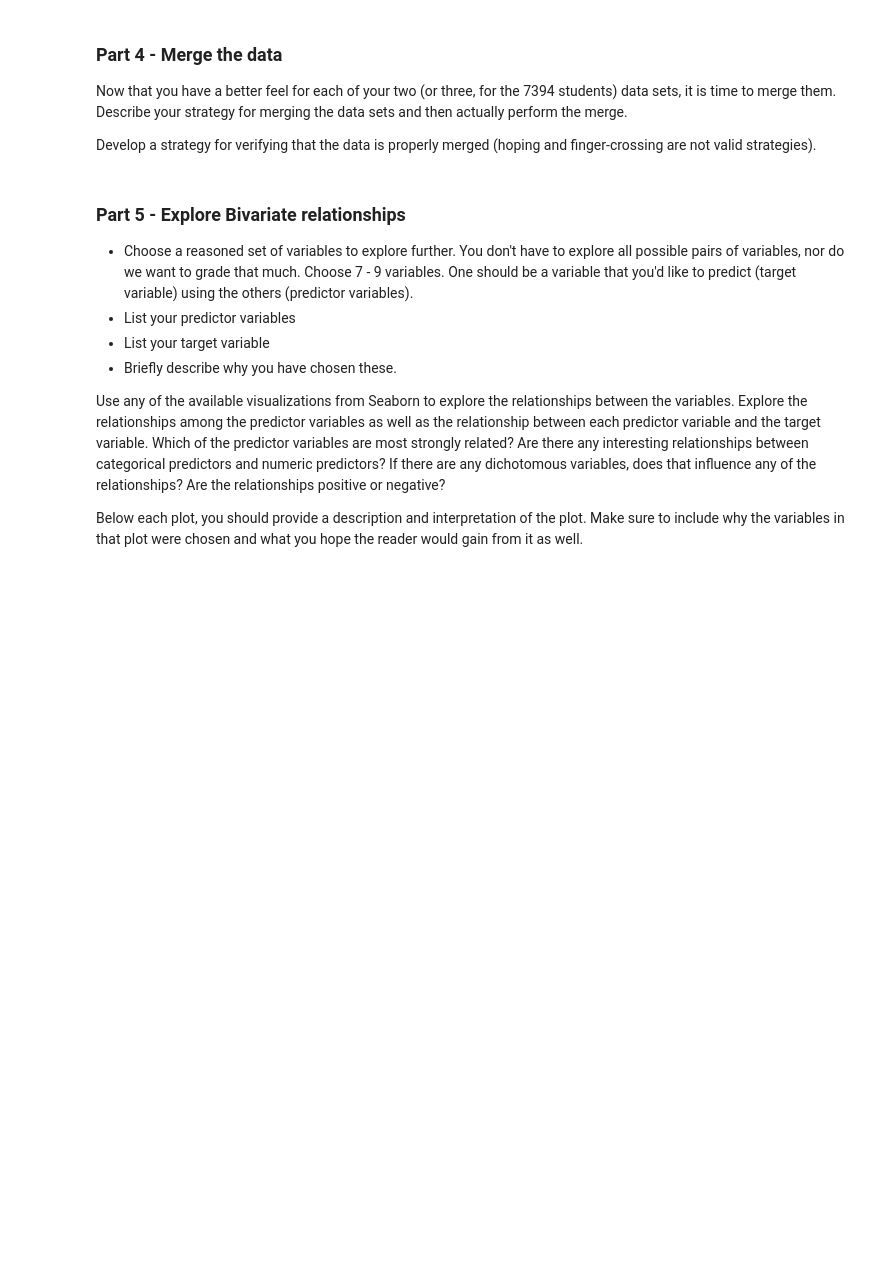
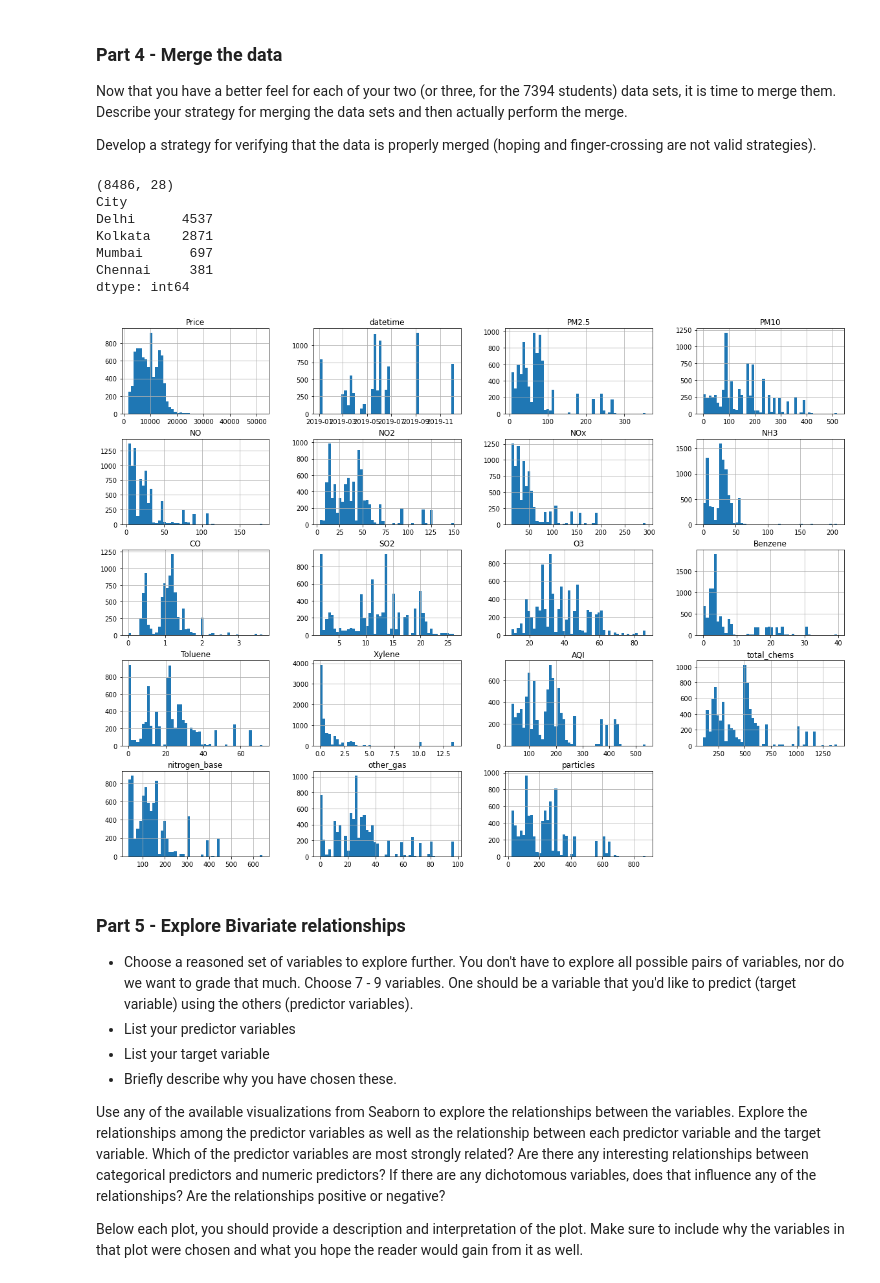
Before and after one commit to calebm00re/22ML-project2, a Jupyter notebook: Project02_pt2.ipynb, the cells around one changed output. Drawn from its saved outputs; the diff is of its cells as text; code cells hidden in the pictures; blank space fills up the shorter version.

Commit message:
Merged and Looked at Correlations

```diff
--- a/Project02_pt2.ipynb
+++ b/Project02_pt2.ipynb
@@ -149,6 +190,63 @@ Shape of air::(7446, 16)
 Now that you have a better feel for each of your two (or three, for the 7394 students) data sets, it is time to merge them. Describe your strategy for merging the data sets and then actually perform the merge.
 
 Develop a strategy for verifying that the data is properly merged (hoping and finger-crossing are not valid strategies).
+# %%
+df1 = flights_df
+df2 = air19_df
+
+df2["NO"].fillna(0, inplace=True)
+df2["PM2.5"].fillna(0, inplace=True)
+df2["PM10"].fillna(0, inplace=True)
+df2["NO2"].fillna(0, inplace=True)
+df2["NOx"].fillna(0, inplace=True)
+df2["CO"].fillna(0, inplace=True)
+df2["SO2"].fillna(0, inplace=True)
+df2["O3"].fillna(0, inplace=True)
+df2["Benzene"].fillna(0, inplace=True)
+df2["Toluene"].fillna(0, inplace=True)
+df2["Xylene"].fillna(0, inplace=True)
+df2["NH3"].fillna(0, inplace=True)
+df2["AQI"].fillna(0, inplace=True)
+df2["AQI_Bucket"].fillna(0, inplace=True)
+
+
+
+res = df1.merge(df2, how='inner', left_on=['datetime', 'Source'], right_on=['datetime', 'City'])
+print(res.shape)
+print(res.value_counts("City"))
+
+res['total_chems'] = res['NO'] + res['PM2.5']\
+                 + res['PM10'] + res['NO2']\
+                 + res['CO'] + res['SO2']\
+                 + res['O3'] + res['Benzene']\
+                 + res['Toluene'] + res['Xylene']\
+                 + res['NOx'] + res['NH3']
+
+res['nitrogen_base'] = res['NO'] + res['NO2'] + res['NH3'] + res['NOx']
+res['other_gas'] = res['Xylene'] + res['Benzene'] + res['Toluene']
+res['particles'] = res['PM10'] + res['PM2.5']
+
+corrmatrix = res.corr()
+corrmatrix["Price"].sort_values(ascending=False)
+
+# dfnew['nitrogens'] = dfnew['NO'] + dfnew['NO2'] + dfnew['NO3'] + dfnew['NOx']
+#
+# corr_matrix = dfnew.corr()
+# print(corr_matrix["Price"].sort_values(ascending=False))
+# dfnew
+%matplotlib inline
+
+res.hist(bins = 50, figsize=(20,15))
+plt.show()
+# %% [output]
+(8486, 28)
+City
+Delhi      4537
+Kolkata    2871
+Mumbai      697
+Chennai     381
+dtype: int64
+[figure, added]
 # %% [markdown]
 ### Part 5 - Explore Bivariate relationships
 
```
Also changed, not shown: parts of 6 cells of this notebook.
